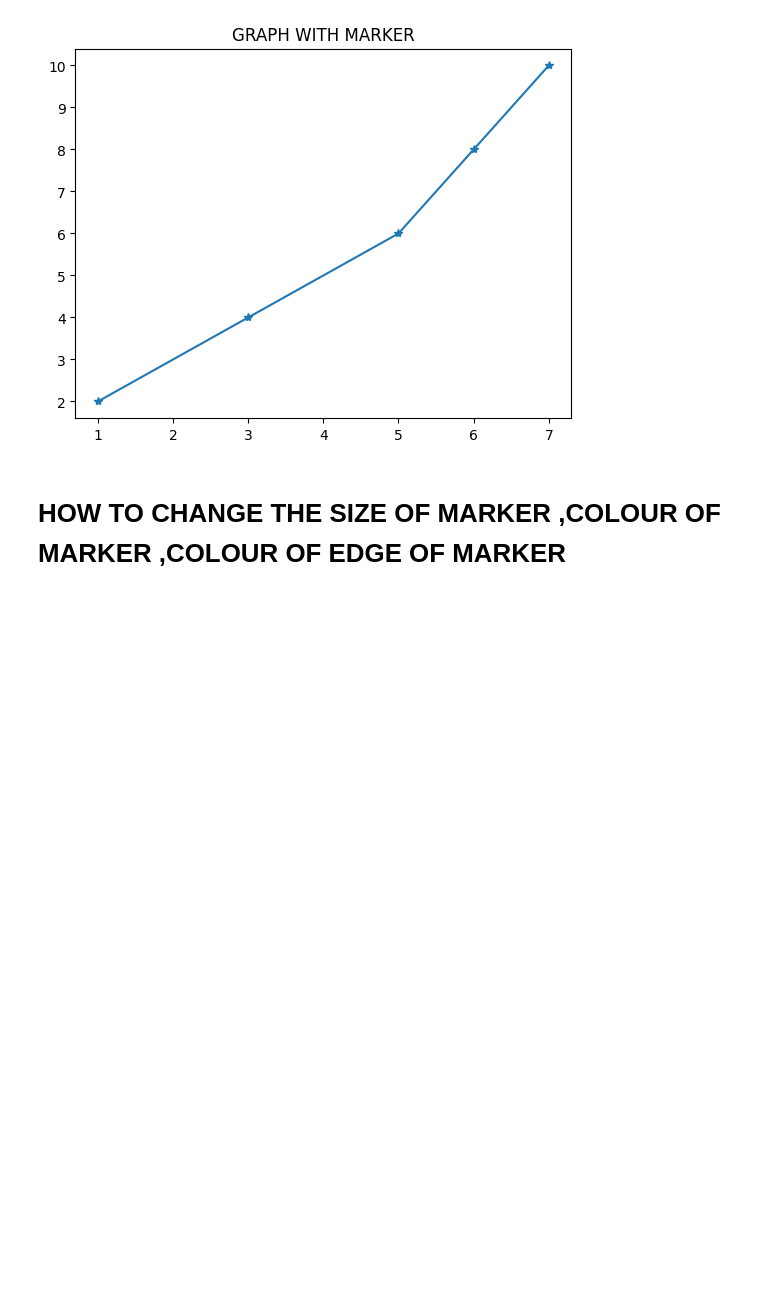
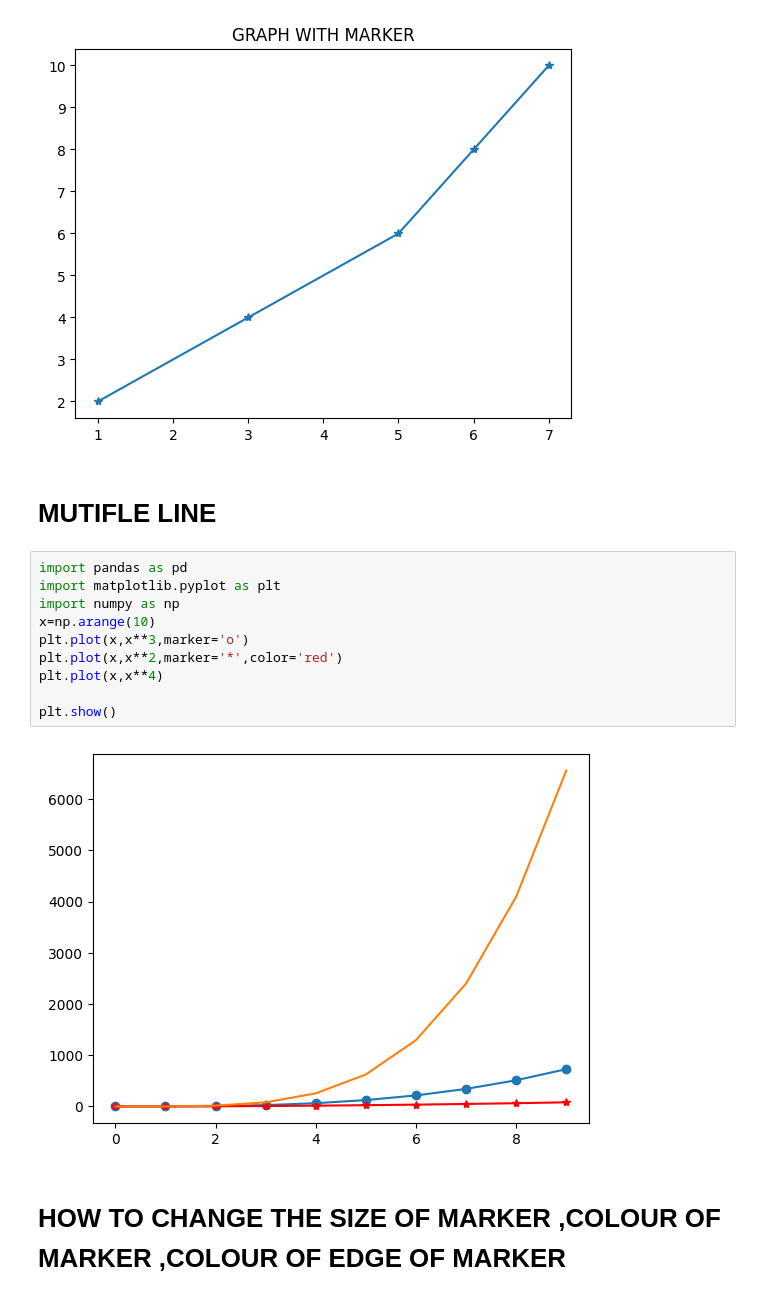
Before and after one commit to Abdal-AI/MATPLOTLIB, a Jupyter notebook: matplotlib.ipynb, the cells around one changed output. Saved outputs shown, nothing was run; the diff lists cells and outputs as text; blank space fills up the shorter version.

```diff
--- a/matplotlib.ipynb
+++ b/matplotlib.ipynb
@@ -91,6 +91,20 @@ plt.title("GRAPH WITH MARKER")
 plt.show()
 # %% [output]
 [figure]
+# %% [markdown]
+# MUTIFLE LINE
+# %%
+import pandas as pd
+import matplotlib.pyplot as plt
+import numpy as np
+x=np.arange(10)
+plt.plot(x,x**3,marker='o')
+plt.plot(x,x**2,marker='*',color='red')
+plt.plot(x,x**4)
+
+plt.show()
+# %% [output]
+[figure, added]
 # %% [markdown]
 # HOW TO CHANGE THE SIZE OF MARKER ,COLOUR OF MARKER ,COLOUR OF EDGE OF MARKER
 # %% [markdown]
```
Also changed, not shown: parts of 3 cells of this notebook.
